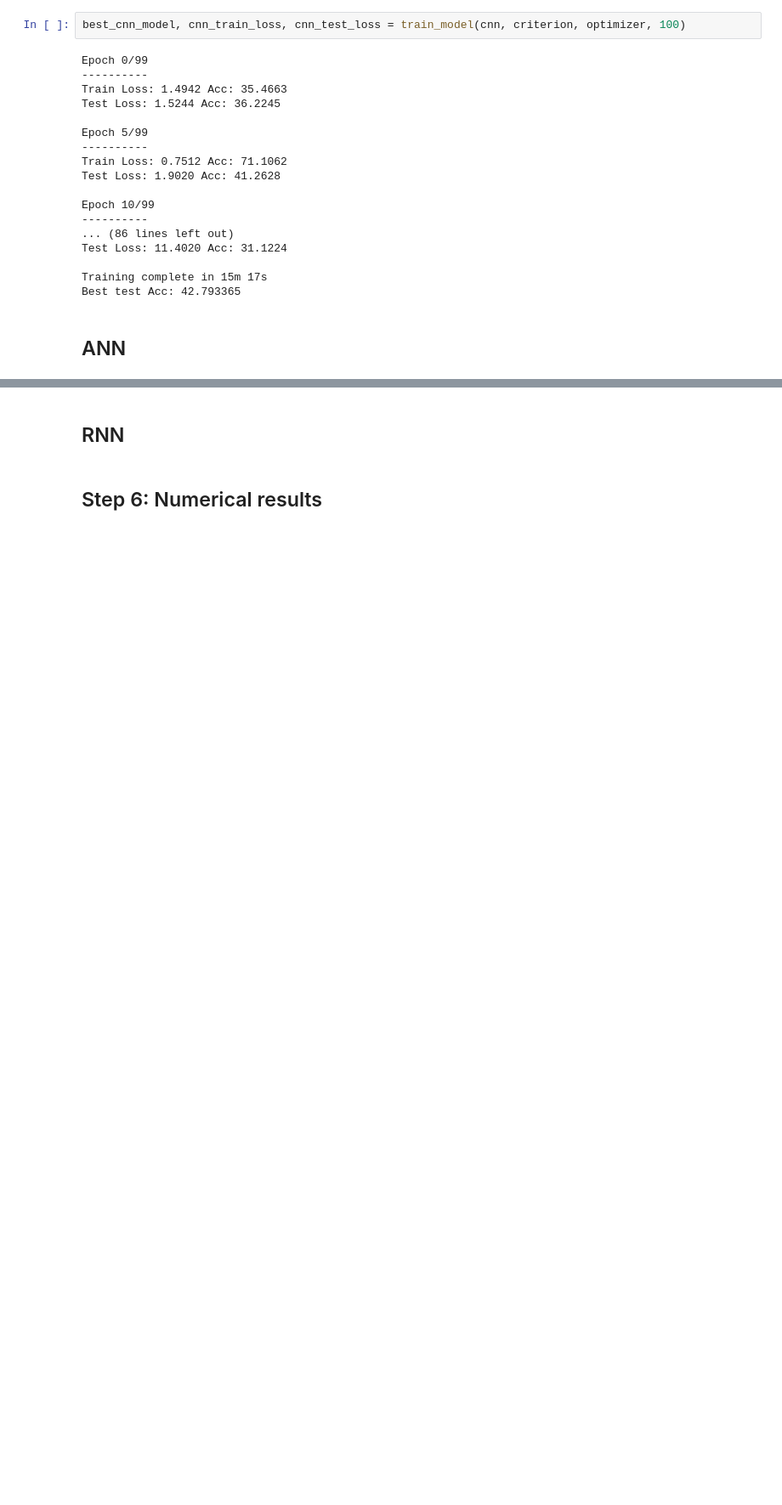
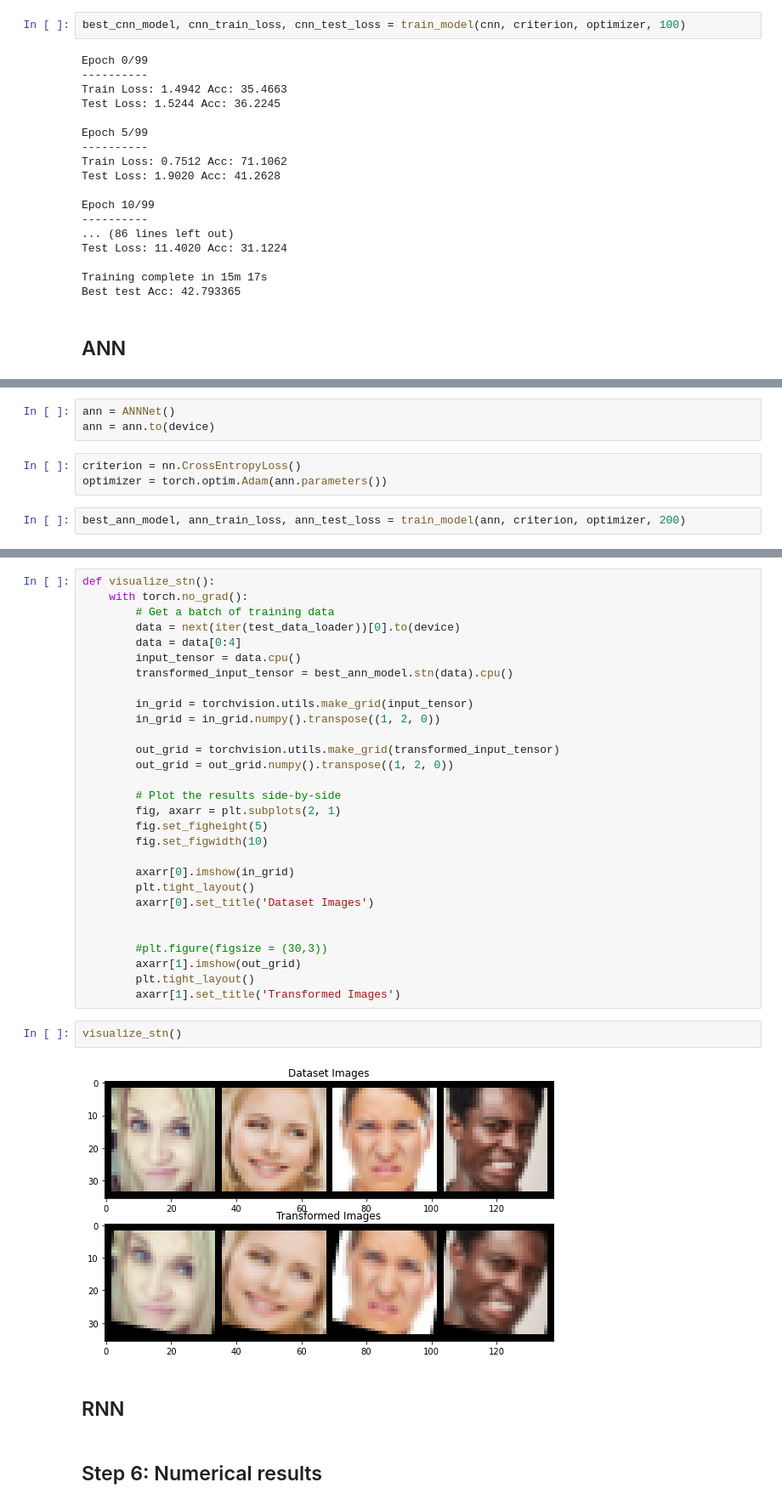
Before and after one commit to dheeraj-sn/facial_emotion_classification, a Jupyter notebook: group_50.ipynb, the cells around one changed output, grey strips where cells are left out. Shown: that part at 85% size. Cells and saved outputs as stored; diff of their text form; blank space fills up the shorter version.

```diff
--- a/group_50.ipynb
+++ b/group_50.ipynb
@@ -1046,0 +1126,8 @@ Best test Acc: 42.793365
+# %%
+ann = ANNNet()
+ann = ann.to(device)
+# %%
+criterion = nn.CrossEntropyLoss()
+optimizer = torch.optim.Adam(ann.parameters())
+# %%
+best_ann_model, ann_train_loss, ann_test_loss = train_model(ann, criterion, optimizer, 200)
@@ -1047,3 +1152,36 @@ Best test Acc: 42.793365
+# %%
+def visualize_stn():
+    with torch.no_grad():
+        # Get a batch of training data
+        data = next(iter(test_data_loader))[0].to(device)
+        data = data[0:4]
+        input_tensor = data.cpu()
+        transformed_input_tensor = best_ann_model.stn(data).cpu()
+
+        in_grid = torchvision.utils.make_grid(input_tensor)
+        in_grid = in_grid.numpy().transpose((1, 2, 0))
+
+        out_grid = torchvision.utils.make_grid(transformed_input_tensor)
+        out_grid = out_grid.numpy().transpose((1, 2, 0))
+
+        # Plot the results side-by-side
+        fig, axarr = plt.subplots(2, 1)
+        fig.set_figheight(5)
+        fig.set_figwidth(10)
+
+        axarr[0].imshow(in_grid)
+        plt.tight_layout()
+        axarr[0].set_title('Dataset Images')
+
+
+        #plt.figure(figsize = (30,3))
+        axarr[1].imshow(out_grid)
+        plt.tight_layout()
+        axarr[1].set_title('Transformed Images')
+# %%
+visualize_stn()
+# %% [output]
+[figure, added]
 # %% [markdown]
 ## RNN
 # %% [markdown]
```
Also changed, not shown: parts of 5 cells of this notebook.
